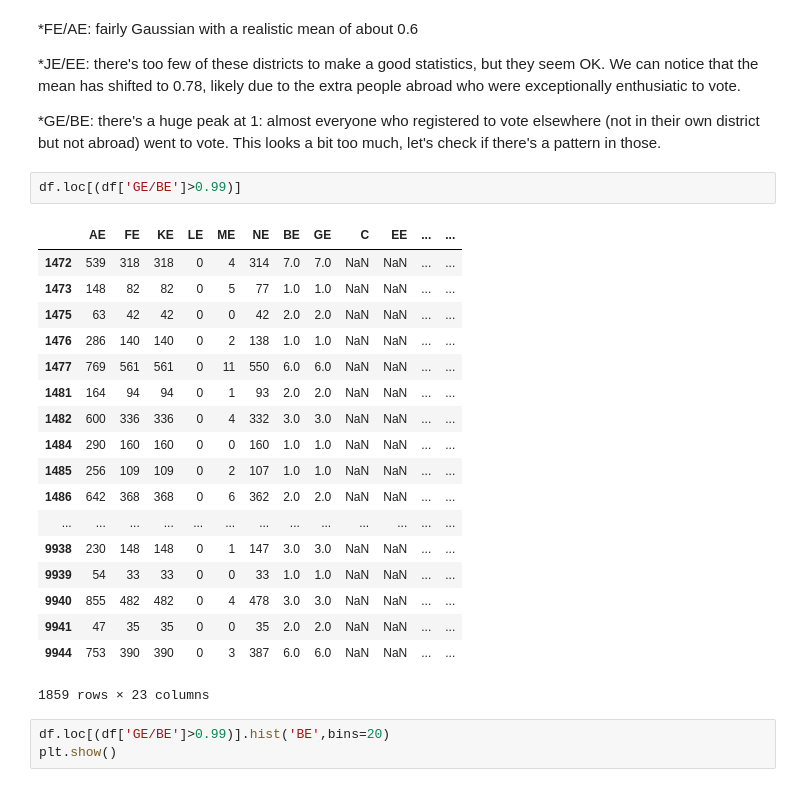
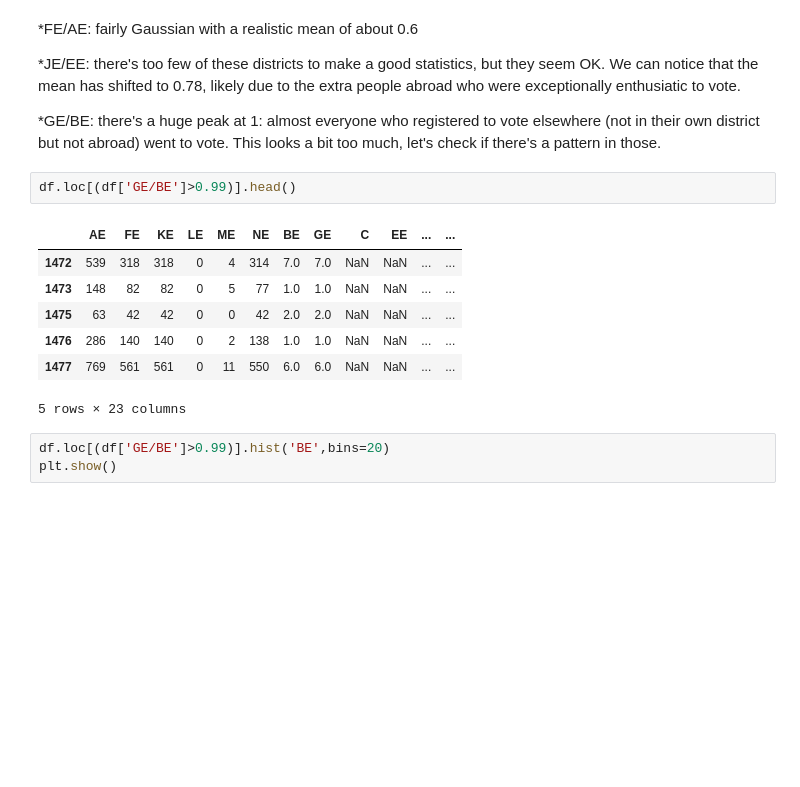
Before and after one commit to komaranna/ElectionAnalysis, a Jupyter notebook: VisualizeData.ipynb, the cells around one changed output. Saved outputs shown, nothing was run; the diff lists cells and outputs as text; blank space fills up the shorter version.

```diff
--- a/VisualizeData.ipynb
+++ b/VisualizeData.ipynb
@@ -375,26 +364,15 @@ plt.show()
 
 *GE/BE: there's a huge peak at 1: almost everyone who registered to vote elsewhere (not in their own district but not abroad) went to vote. This looks a bit too much, let's check if there's a pattern in those.
 # %%
-df.loc[(df['GE/BE']>0.99)]
+df.loc[(df['GE/BE']>0.99)].head()
 # %% [output]
 |  | AE | FE | KE | LE | ME | NE | BE | GE | C | EE | ... | ... |
 | 1472 | 539 | 318 | 318 | 0 | 4 | 314 | 7.0 | 7.0 | NaN | NaN | ... | ... |
 | 1473 | 148 | 82 | 82 | 0 | 5 | 77 | 1.0 | 1.0 | NaN | NaN | ... | ... |
 | 1475 | 63 | 42 | 42 | 0 | 0 | 42 | 2.0 | 2.0 | NaN | NaN | ... | ... |
 | 1476 | 286 | 140 | 140 | 0 | 2 | 138 | 1.0 | 1.0 | NaN | NaN | ... | ... |
 | 1477 | 769 | 561 | 561 | 0 | 11 | 550 | 6.0 | 6.0 | NaN | NaN | ... | ... |
-| 1481 | 164 | 94 | 94 | 0 | 1 | 93 | 2.0 | 2.0 | NaN | NaN | ... | ... |
-| 1482 | 600 | 336 | 336 | 0 | 4 | 332 | 3.0 | 3.0 | NaN | NaN | ... | ... |
-| 1484 | 290 | 160 | 160 | 0 | 0 | 160 | 1.0 | 1.0 | NaN | NaN | ... | ... |
-| 1485 | 256 | 109 | 109 | 0 | 2 | 107 | 1.0 | 1.0 | NaN | NaN | ... | ... |
-| 1486 | 642 | 368 | 368 | 0 | 6 | 362 | 2.0 | 2.0 | NaN | NaN | ... | ... |
-| ... | ... | ... | ... | ... | ... | ... | ... | ... | ... | ... | ... | ... |
-| 9938 | 230 | 148 | 148 | 0 | 1 | 147 | 3.0 | 3.0 | NaN | NaN | ... | ... |
-| 9939 | 54 | 33 | 33 | 0 | 0 | 33 | 1.0 | 1.0 | NaN | NaN | ... | ... |
-| 9940 | 855 | 482 | 482 | 0 | 4 | 478 | 3.0 | 3.0 | NaN | NaN | ... | ... |
-| 9941 | 47 | 35 | 35 | 0 | 0 | 35 | 2.0 | 2.0 | NaN | NaN | ... | ... |
-| 9944 | 753 | 390 | 390 | 0 | 3 | 387 | 6.0 | 6.0 | NaN | NaN | ... | ... |
-1859 rows × 23 columns
+5 rows × 23 columns
 # %%
 df.loc[(df['GE/BE']>0.99)].hist('BE',bins=20)
 plt.show()
```
Also changed, not shown: parts of 1 cell of this notebook.
